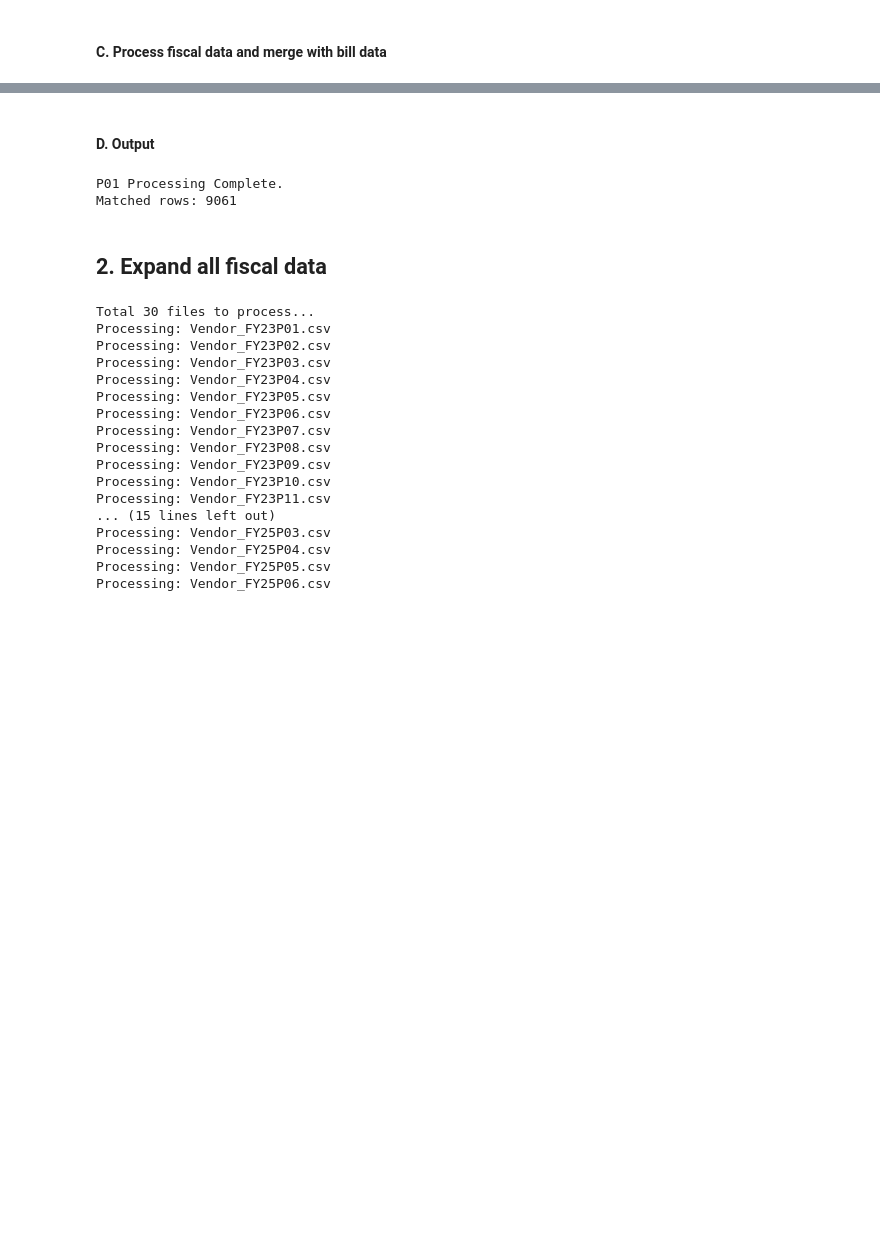
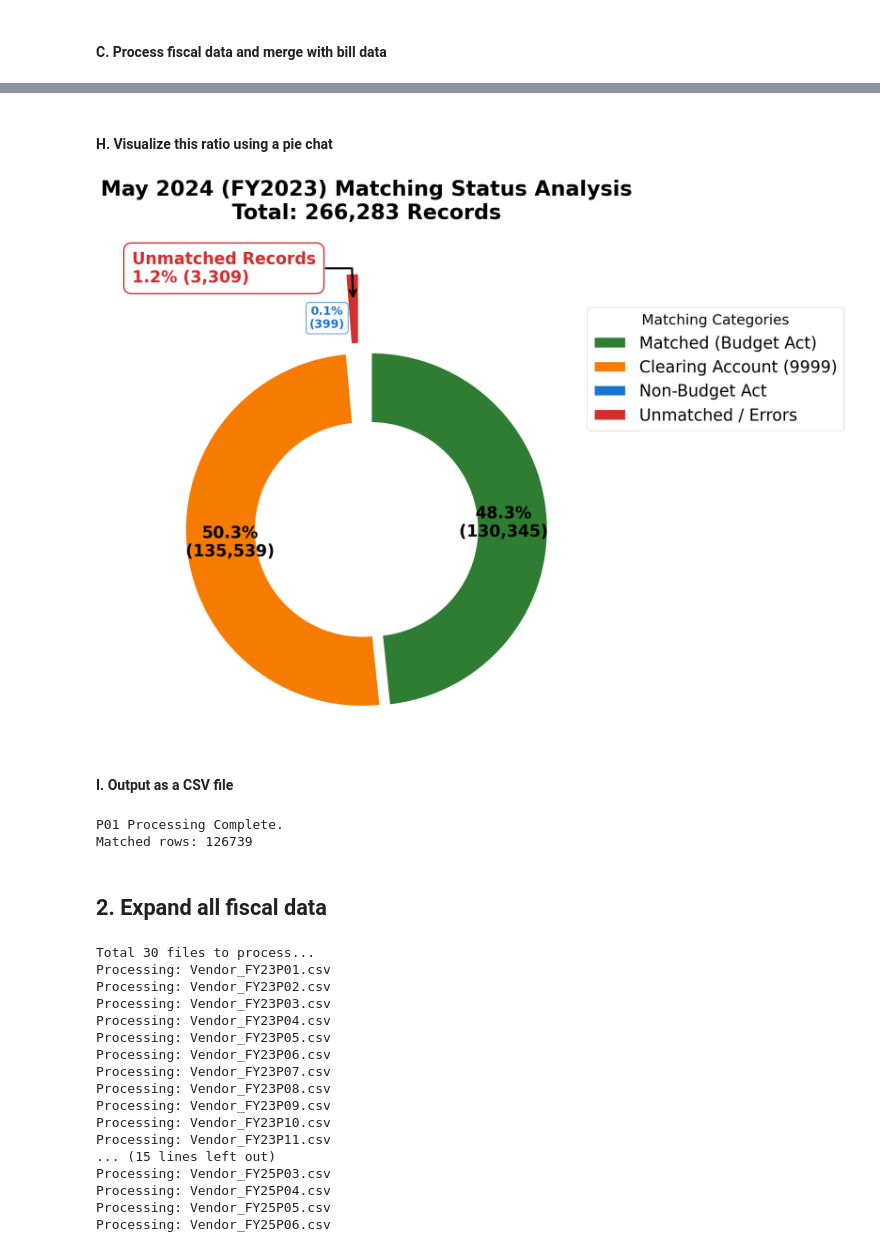
Before and after one commit to Shun-M-0728/CRB-and-MaCCS, a Jupyter notebook: src/05_Connection_bill_to_fiscal.ipynb, the cells around one changed output, grey strips where cells are left out. Drawn from its saved outputs; the diff is of its cells as text; code cells hidden in the pictures; blank space fills up the shorter version.

```diff
--- a/src/05_Connection_bill_to_fiscal.ipynb
+++ b/src/05_Connection_bill_to_fiscal.ipynb
@@ -111,5 +239,76 @@ final_report_p01 = pd.merge(bill_df_new, p01_merged, on='Budget_ID', how='left',
+# %% [markdown]
+#### H. Visualize this ratio using a pie chat
+# %%
+# Define the data for the pie chart
+labels = ['Matched (Budget Act)', 'Clearing Account (9999)', 'Non-Budget Act', 'Unmatched / Errors']
+sizes = [130345, 135539, 399, 3309]   # These numbers should be updated based on the actual counts from the previous analysis
+colors = ['#2E7D32', '#F57C00', '#1976D2', '#D32F2F']
+explode = (0.05, 0, 0.25, 0.45)
+
+total = sum(sizes)
+
+plt.figure(figsize=(15, 12))
+
+wedges, texts, autotexts = plt.pie(
+    sizes,
+    explode=explode,
+    colors=colors,
+    # Show percentage and count only for slices larger than 5% to avoid clutter
+    autopct=lambda p: '{:.1f}%\n({:,.0f})'.format(p, p * total / 100) if p > 5 else '',
+    shadow=False,
+    startangle=90,
+    counterclock=False,
+    pctdistance=0.75,
+    wedgeprops={'width': 0.4, 'edgecolor': 'w', 'linewidth': 3},
+    textprops={'fontsize': 25, 'fontweight': 'bold'}
+)
+
+plt.setp(autotexts, size=25, weight="bold")
+
+plt.legend(wedges, labels,
+           title="Matching Categories",
+           loc="upper left",
+           bbox_to_anchor=(1, 0.9),
+           fontsize=25,
+           title_fontsize=22,
+           frameon=True)
+
+# Emphasize the small slices with annotations
+ang2 = (wedges[2].theta2 + wedges[2].theta1) / 2.
+y2 = np.sin(np.deg2rad(ang2))
+x2 = np.cos(np.deg2rad(ang2))
+plt.text(x2*1.2 - 0.1 , y2*1.2, '0.1%\n(399)',
+         fontsize=18, fontweight='bold', color='#1976D2',
+         ha='center', va='center',
+         bbox=dict(boxstyle="round,pad=0.3", fc="white", ec="#1976D2", lw=1))
+
+ang3 = (wedges[3].theta2 + wedges[3].theta1) / 2.
+y3 = np.sin(np.deg2rad(ang3))
+x3 = np.cos(np.deg2rad(ang3))
+
+plt.annotate(
+    "Unmatched Records\n1.2% (3,309)",
+    xy=(x3*1.3, y3*1.3),
+    xytext=(1.5*np.sign(x3) + 0.2 , 1.4*y3),
+    arrowprops=dict(arrowstyle="->", color="black", lw=3, connectionstyle=f"angle,angleA=0,angleB={ang3}"),
+    fontsize=25,
+    color='#D32F2F',
+    fontweight='bold',
+    bbox=dict(boxstyle="round,pad=0.5", fc="white", ec="#D32F2F", lw=2)
+)
+
+plt.title('May 2024 (FY2023) Matching Status Analysis\nTotal: 266,283 Records',
+          fontsize=32, fontweight='bold', pad=50)
+
+plt.axis('equal')
+plt.tight_layout()
+
+# Save as PNG
+plt.savefig('matching_status_top_start.png', dpi=300, bbox_inches='tight')
+# %% [output]
+[figure, added]
 # %% [markdown]
-#### D. Output
+#### I. Output as a CSV file
 # %%
 # 1. Detail Report
 detail_cols = [
@@ -136,13 +335,13 @@ crosswalk_cols = [
 crosswalk_p01 = final_report_p01[final_report_p01['monetary_amount'].notna()][
     [c for c in crosswalk_cols if c in final_report_p01.columns]
 ].drop_duplicates()
-crosswalk_p01.to_csv("Crosswalk_FY23P01.csv", index=False, encoding='utf-8-sig')
+crosswalk_p01.to_csv("Crosswalk_FY23P11.csv", index=False, encoding='utf-8-sig')
 
 print(f"P01 Processing Complete.")
 print(f"Matched rows: {final_report_p01['monetary_amount'].notna().sum()}")
 # %% [output]
 P01 Processing Complete.
-Matched rows: 9061
+Matched rows: 126739
 # %% [markdown]
 ## 2. Expand all fiscal data
 # %%
```
Also changed, not shown: parts of 30 cells of this notebook, 5 other files.
